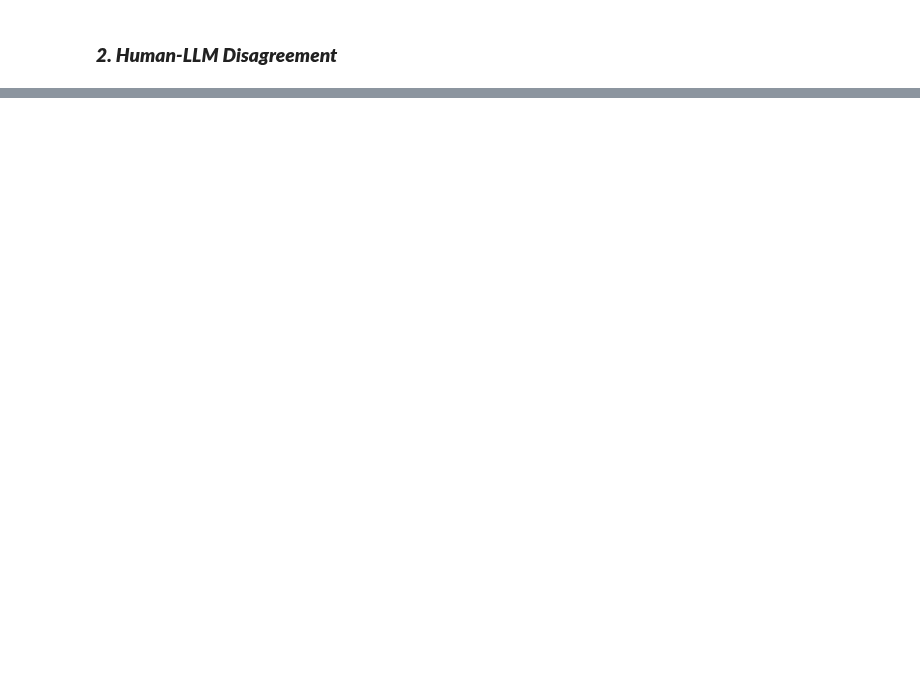
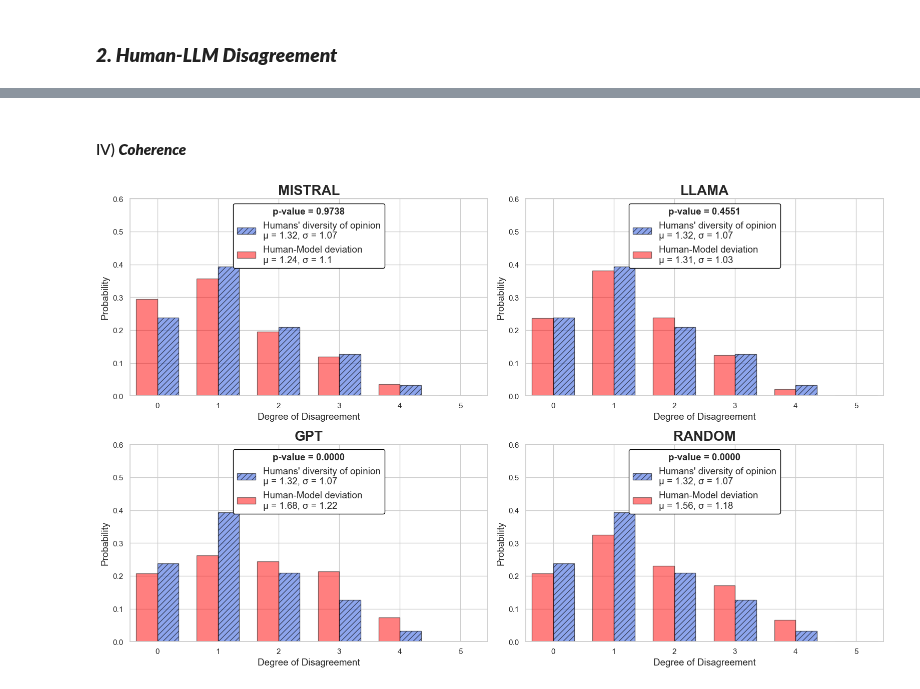
Before and after one commit to Ocean-code-1995/llm-judge-good-enough, a Jupyter notebook: newsroom/src/analysis.ipynb, the cells around one changed output, grey strips where cells are left out. Drawn from its saved outputs; the diff is of its cells as text; code cells hidden in the pictures; blank space fills up the shorter version.

```diff
--- a/newsroom/src/analysis.ipynb
+++ b/newsroom/src/analysis.ipynb
@@ -278,0 +399,20 @@ GPT_coherence: mean=1.60, std=1.13
+# %% [markdown]
+#### IV) ***Coherence***
+# %%
+llm_human_disagreements_coherence = {
+    'MISTRAL': llm_human_disagreements['MISTRAL_coherence'],
+    'LLAMA': llm_human_disagreements['LLAMA_coherence'],
+    'GPT': llm_human_disagreements['GPT_coherence'],
+    'RANDOM': human_random_disagreements['random_coherence']
+}
+
+
+Coherence_LLM_Evaluator.plot_model_vs_human_grid(
+    model_disagreement_dict=llm_human_disagreements_coherence,
+    human_human_disagreements=human_disagreements['coherence'],
+    bins=np.arange(0, 5 + 2),
+    bar_width=0.35,
+    y_lim=0.6
+)
+# %% [output]
+[figure, added]
```
Also changed, not shown: parts of 27 cells of this notebook.
